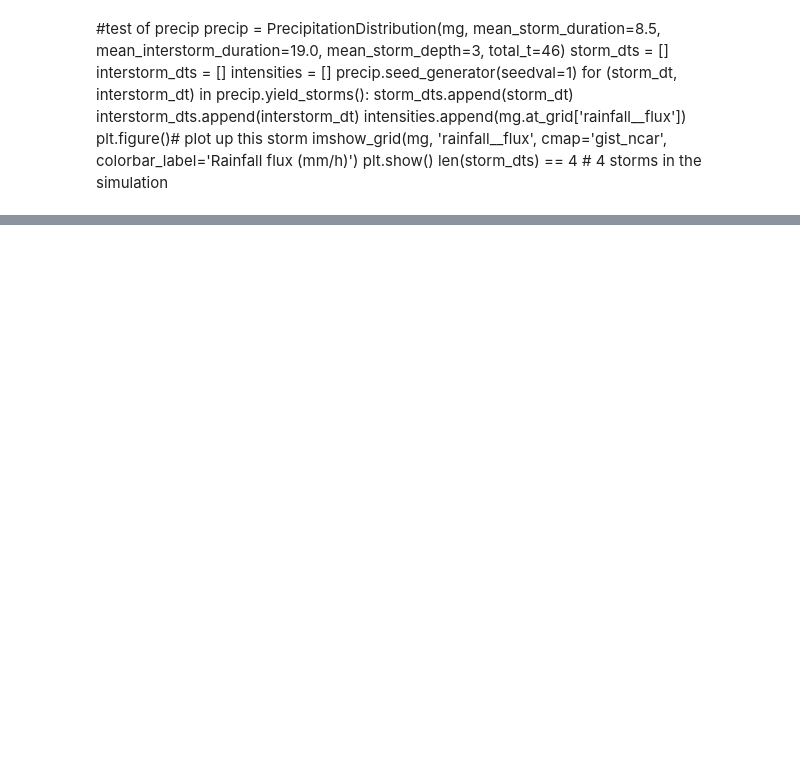
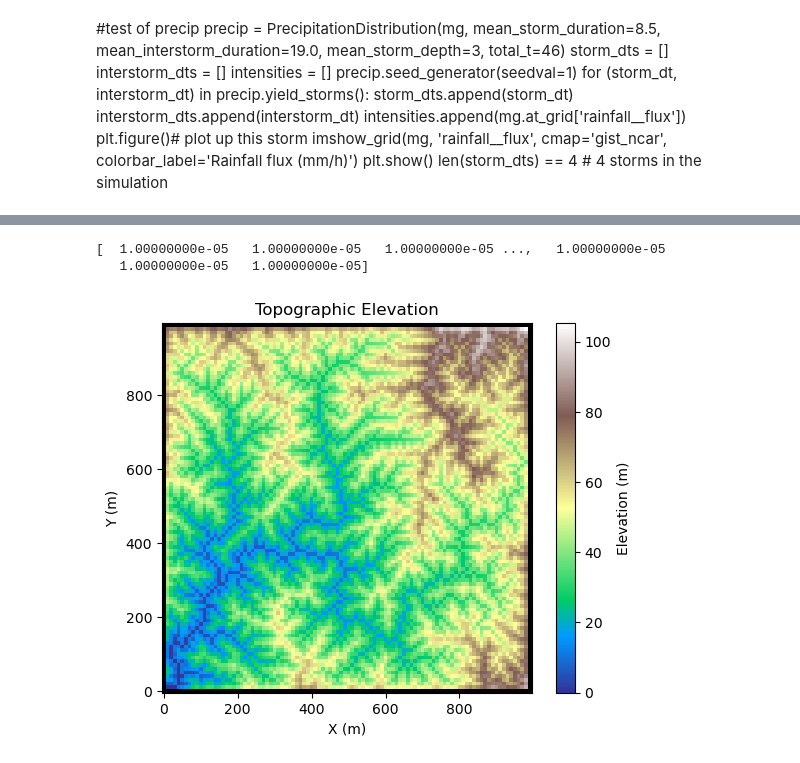
Before and after one commit to gsb223/landlabwork, a Jupyter notebook: final code/rain_of_sample_topo.ipynb, the cells around one changed output, grey strips where cells are left out. Cells and saved outputs as stored; diff of their text form; code cells hidden in the pictures; blank space fills up the shorter version.

Commit message:
overland and rain

```diff
--- a/final code/rain_of_sample_topo.ipynb
+++ b/final code/rain_of_sample_topo.ipynb
@@ -163,3 +156,34 @@ dont use stuff below!!!
+# %%
+# VARIABLES FOR OVERLAND FLOW AND PRECIP
+
+## OVERALL
+rain_total_t =2190 #8760 *1#(hrs) 3make this for spring season actually
+model_total_t = 8760*1 #(hrs)
+## SPRING
+spring_stm_avg_dur = 100
+spring_interstm_avg_dur = 10
+spring_stm_avg_int = 5000
+# %%
+# INITIALIZE RAIN COMPONENTS
+of = OverlandFlow(mg, steep_slopes=True)
+rain = PrecipitationDistribution(mg,mean_storm_duration=spring_stm_avg_dur, mean_interstorm_duration=spring_interstm_avg_dur,mean_storm_depth=spring_stm_avg_int, total_t=rain_total_t, delta_t=1.0)
+
+storm_time_data = []
+interstorm_time_data = []
+storm_amt_data = []
+hydrograph_time = []
+
+## Lists for saving data
+discharge_at_outlet = []
+discharge_upstream = []
+discharge_midstream = []
+
+outlet_node_to_sample = 404
+outlet_link_to_sample = mg.links_at_node[outlet_node_to_sample][3]
+upstream_node_to_sample = 1102
+upstream_link_to_sample = mg.links_at_node[upstream_node_to_sample][3]
+midstream_node_to_sample = 1709
+midstream_link_to_sample = mg.links_at_node[midstream_node_to_sample][3]
 # %% [markdown]
 #test of precip
 precip = PrecipitationDistribution(mg, mean_storm_duration=8.5,
@@ -223,0 +295,11 @@ for (storm_t, interstorm_t) in rain.yield_storms(style="whole_year"):  # storm l
+# %%
+print(mg.at_node['surface_water__depth'])
+
+# PLOT THE TOPOGRAPHY
+figelev = plt.figure()#Instantiate figure as empty plot
+plot = plt.subplot()#Instantiate subplot as empty plot
+imshow_grid(mg, 'topographic__elevation', plot_name='Topographic Elevation', var_name = 'Elevation', var_units=r'm', grid_units=('m', 'm'), cmap='terrain',color_for_background=None)
+# %% [output]
+[  1.00000000e-05   1.00000000e-05   1.00000000e-05 ...,   1.00000000e-05
+   1.00000000e-05   1.00000000e-05]
+[figure, added]
```
Also changed, not shown: parts of 12 cells of this notebook, 1 other file.
